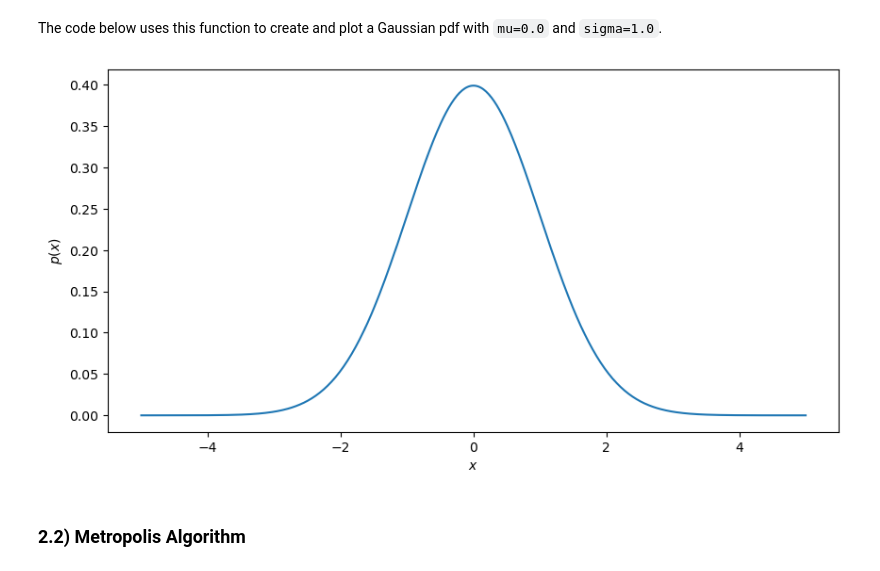
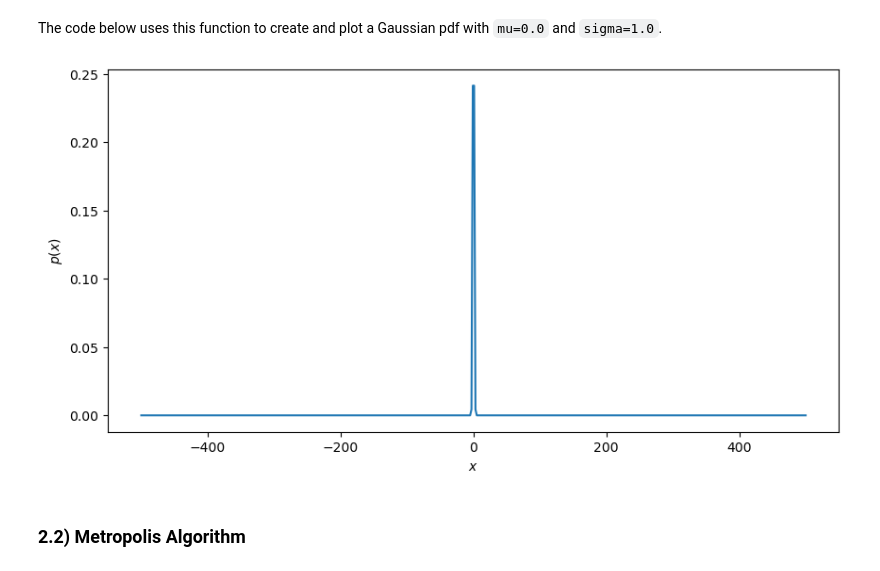
Before and after one commit to hanbin-zhang/lab_sheets_public-hbz, a Jupyter notebook: lab3/lab3-Bayesian_Networks_MCMC_PyMC3.ipynb, the cells around one changed output. Saved outputs shown, nothing was run; the diff lists cells and outputs as text; code cells hidden in the pictures.

```diff
--- a/lab3/lab3-Bayesian_Networks_MCMC_PyMC3.ipynb
+++ b/lab3/lab3-Bayesian_Networks_MCMC_PyMC3.ipynb
@@ -125,17 +125,17 @@ The code below uses this function to create and plot a Gaussian pdf with `mu=0.0
 # %%
 true_mean = 0.0
 true_variance = 1.0
 
-z = np.linspace(-5.0, 5.0, 500)
+z = np.linspace(-500, 500, 500)
 true_pdf = gaussian_pdf(mu=true_mean, sigma1=np.sqrt(true_variance))
 
 plt.figure(figsize=(10,5))
 plt.plot(z, true_pdf(z))
 plt.xlabel('$x$')
 plt.ylabel('$p(x)$')
 plt.show()
 # %% [output]
-[figure, old version]
+[figure, new version]
 # %% [markdown]
 ### 2.2) Metropolis Algorithm
 # %% [markdown]
```
Also changed, not shown: parts of 8 cells of this notebook.
